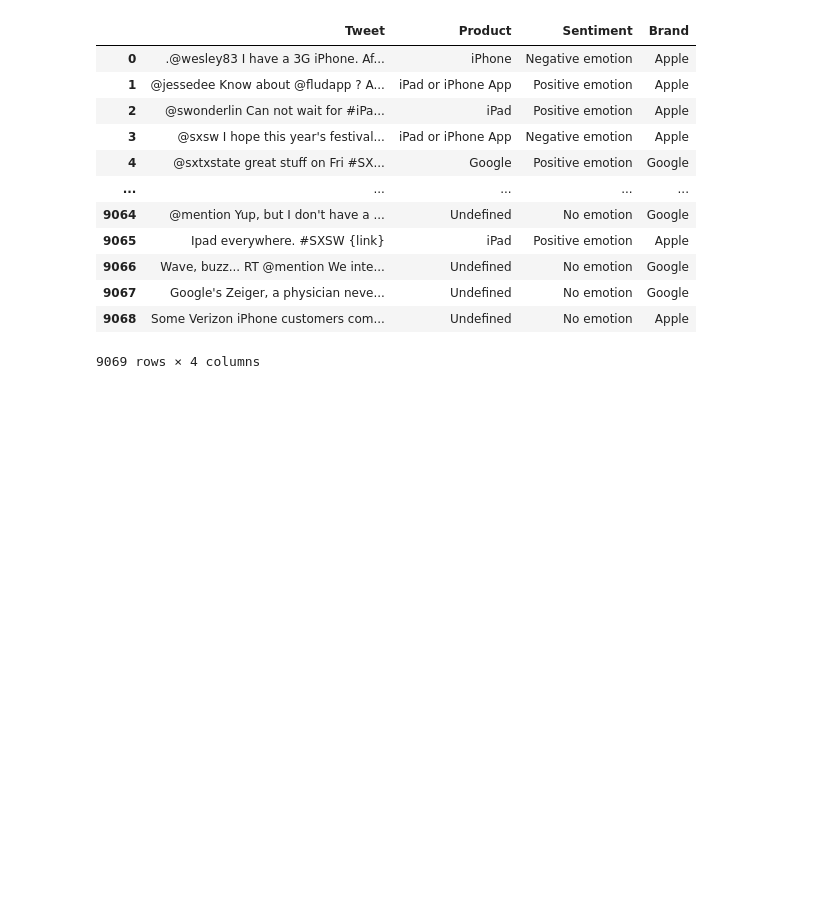
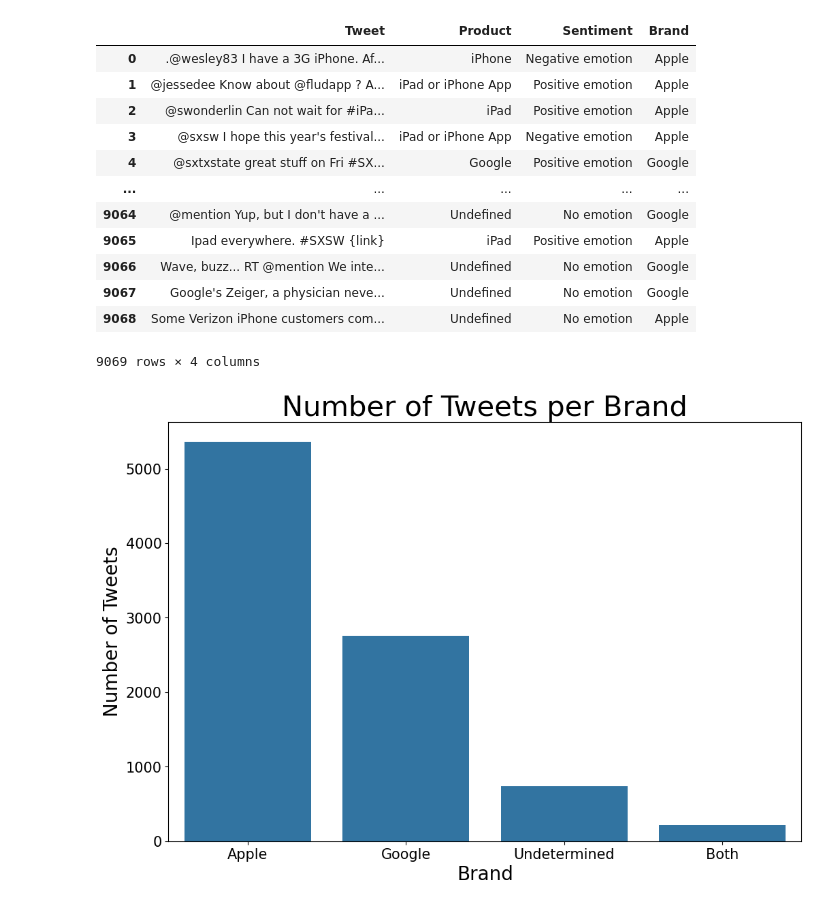
Before and after one commit to ericrono/Brands-and-Product-Emotions, a Jupyter notebook: Notebbok.ipynb, the cells around one changed output. Cells and saved outputs as stored; diff of their text form; code cells hidden in the pictures; blank space fills up the shorter version.

```diff
--- a/Notebbok.ipynb
+++ b/Notebbok.ipynb
@@ -410,14 +410,33 @@ def countplot(df, col, hue=None, rotation=None):
 
     df - dataframe being used
     col- column in dataframe being used
-    hue - second column being used(if any)
+    hue - second column being used (optional)
     rotation - sets the rotation of the x-ticks for readability
     """
     fig, ax = plt.subplots(figsize=(12,8))
-    sns.countplot(data = df, x = col, hue = hue, order = df[col].value_counts().index)
-    ax.set_xticklabels(labels = ax.get_xticklabels(), rotation= rotation, fontsize = 15)
-    ax.set_xlabel(xlabel = col, fontsize = 20)
+
+    # Create countplot with optional hue
+    sns.countplot(data=df, x=col, hue=hue, order=df[col].value_counts().index, ax=ax)
+
+    # Adjust x-tick labels
+    ax.set_xticklabels(labels=ax.get_xticklabels(), rotation=rotation, fontsize=15)
+
+    # Set axis labels
+    ax.set_xlabel(xlabel=col, fontsize=20)
+    ax.set_ylabel(ylabel="Number of Tweets", fontsize=20)
+
+    # Set title based on whether hue is used
+    if hue:
+        ax.set_title(f"Number of Tweets per {col} (hue: {hue})", fontsize=30)
+    else:
+        ax.set_title(f"Number of Tweets per {col}", fontsize=30)
+
+    # Adjust y-axis tick parameters
     ax.tick_params(axis='y', which='major', labelsize=15)
-    ax.set_ylabel(ylabel = "Number of Tweets", fontsize = 20)
-    ax.set_title(f"Number of Tweets per {col}", fontsize = 30)
+
     plt.show()
+# %%
+#countplot for Brand
+countplot(df, "Brand")
+# %% [output]
+[figure, added]
```
Also changed, not shown: parts of 23 cells of this notebook.
